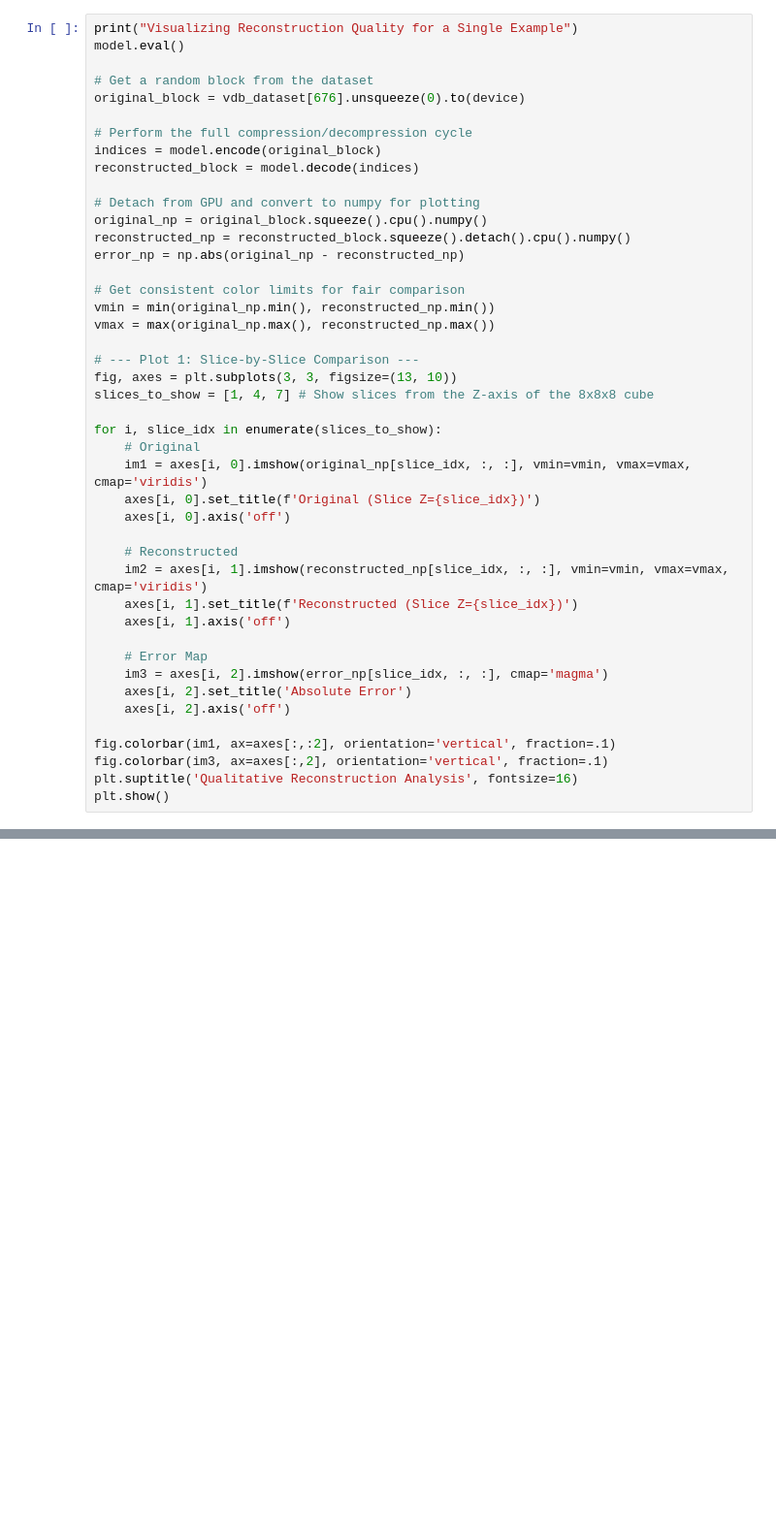
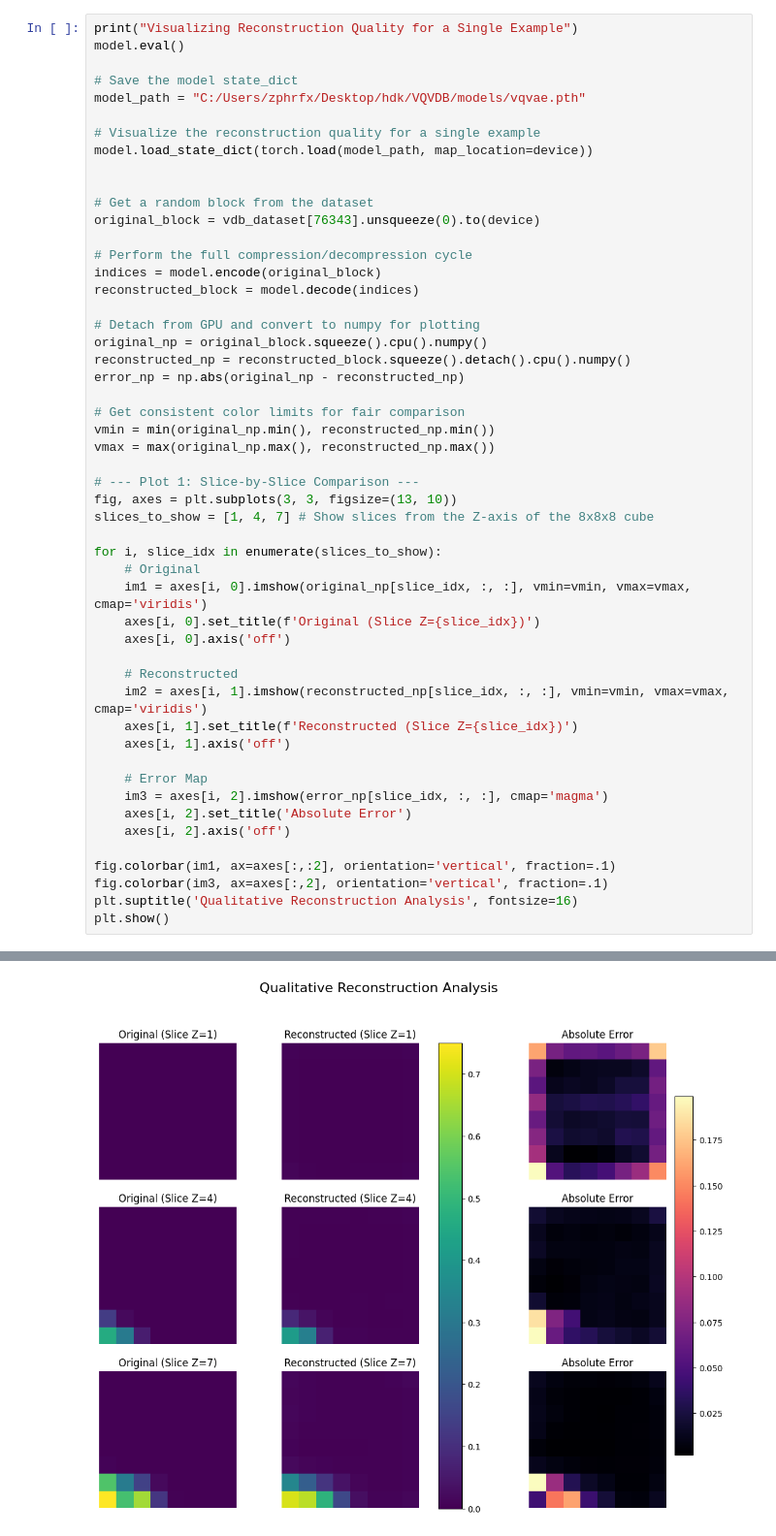
Before and after one commit to ZephirFXEC/VQVDB, a Jupyter notebook: notebook.ipynb, the cells around one changed output, grey strips where cells are left out. Shown at 97% size. Drawn from its saved outputs; the diff is of its cells as text; blank space fills up the shorter version.

```diff
--- a/notebook.ipynb
+++ b/notebook.ipynb
@@ -300,8 +307,15 @@ print("Training finished.")
 print("Visualizing Reconstruction Quality for a Single Example")
 model.eval()
 
+# Save the model state_dict
+model_path = "C:/Users/zphrfx/Desktop/hdk/VQVDB/models/vqvae.pth"
+
+# Visualize the reconstruction quality for a single example
+model.load_state_dict(torch.load(model_path, map_location=device))
+
+
 # Get a random block from the dataset
-original_block = vdb_dataset[676].unsqueeze(0).to(device)
+original_block = vdb_dataset[76343].unsqueeze(0).to(device)
 
 # Perform the full compression/decompression cycle
 indices = model.encode(original_block)
@@ -340,3 +354,4 @@ fig.colorbar(im1, ax=axes[:,:2], orientation='vertical', fraction=.1)
 fig.colorbar(im3, ax=axes[:,2], orientation='vertical', fraction=.1)
 plt.suptitle('Qualitative Reconstruction Analysis', fontsize=16)
 plt.show()
+# %% [output]
@@ -343,3 +359,4 @@ plt.show()
+[figure, added]
 # %%
 plt.figure(figsize=(10, 6))
 plt.hist(original_np.flatten(), bins=50, alpha=0.7, label='Original')
```
Also changed, not shown: parts of 8 cells of this notebook, 8 other files.
